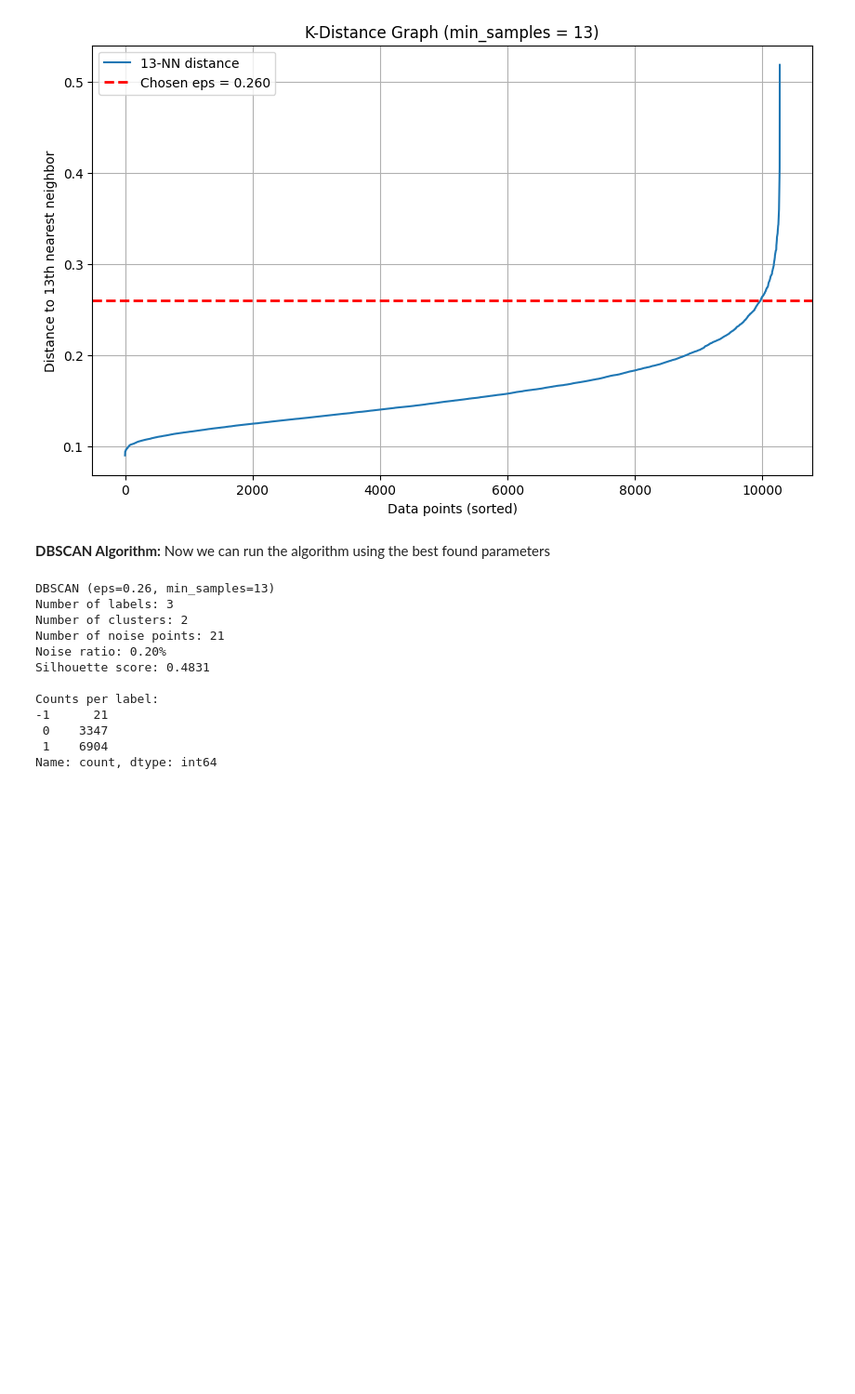
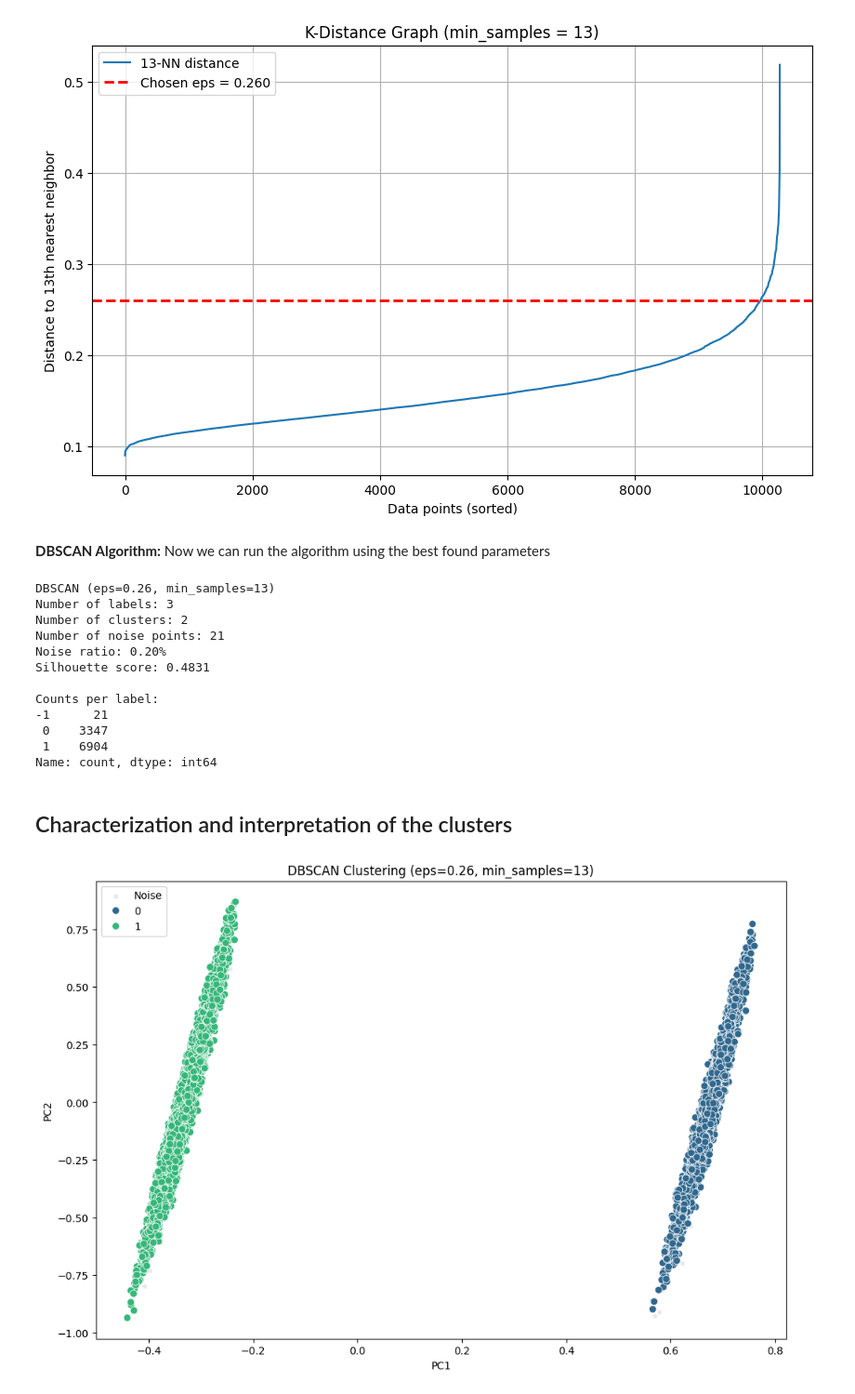
Before and after one commit to abderrahmane-salmi/UNIPI-Data-Mining-Project, a Jupyter notebook: task2/dbscan copy.ipynb, the cells around one changed output. Shown at 93% size. Saved outputs shown, nothing was run; the diff lists cells and outputs as text; code cells hidden in the pictures; blank space fills up the shorter version.

```diff
--- a/task2/dbscan copy.ipynb
+++ b/task2/dbscan copy.ipynb
@@ -419,3 +419,32 @@ Counts per label:
  0    3347
  1    6904
 Name: count, dtype: int64
+# %% [markdown]
+## Characterization and interpretation of the clusters
+# %%
+# Reduce dimensions for visualization
+pca = PCA(n_components=2)
+X_pca = pca.fit_transform(X_scaled)
+
+# Create a temporary dataframe for plotting
+plot_df = pd.DataFrame(data=X_pca, columns=['PC1', 'PC2'])
+plot_df['Cluster'] = labels
+
+plt.figure(figsize=(12, 8))
+# Plot Noise (Cluster -1) in Grey/Black and smaller
+sns.scatterplot(
+    x='PC1', y='PC2',
+    data=plot_df[plot_df['Cluster'] == -1],
+    color='lightgrey', label='Noise', alpha=0.5, s=20
+)
+# Plot Clusters in Color
+sns.scatterplot(
+    x='PC1', y='PC2',
+    data=plot_df[plot_df['Cluster'] != -1],
+    hue='Cluster', palette='viridis', s=50
+)
+plt.title(f'DBSCAN Clustering (eps={best_eps}, min_samples={best_min_samples})')
+plt.legend()
+plt.show()
+# %% [output]
+[figure, added]
```
Also changed, not shown: parts of 6 cells of this notebook.
